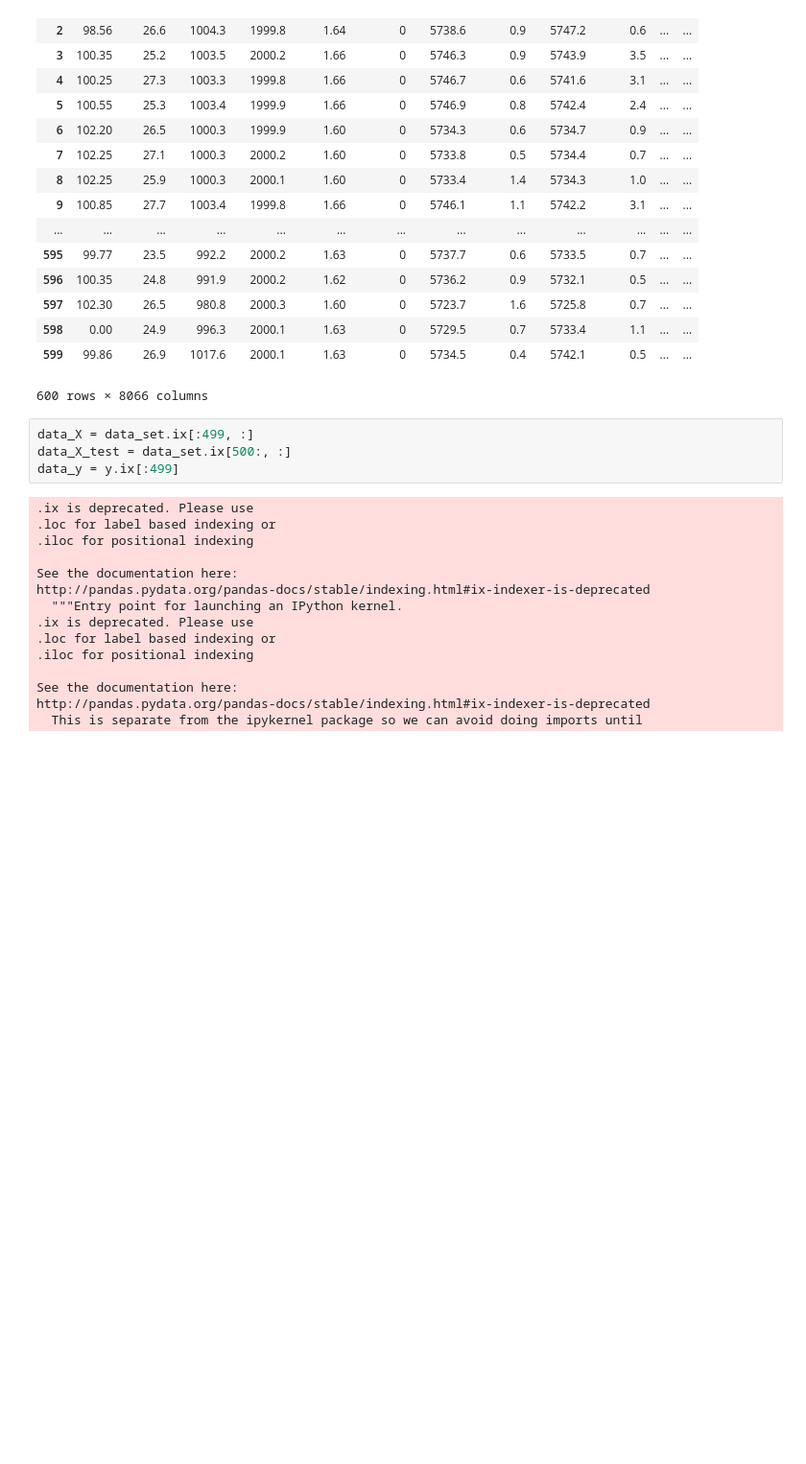
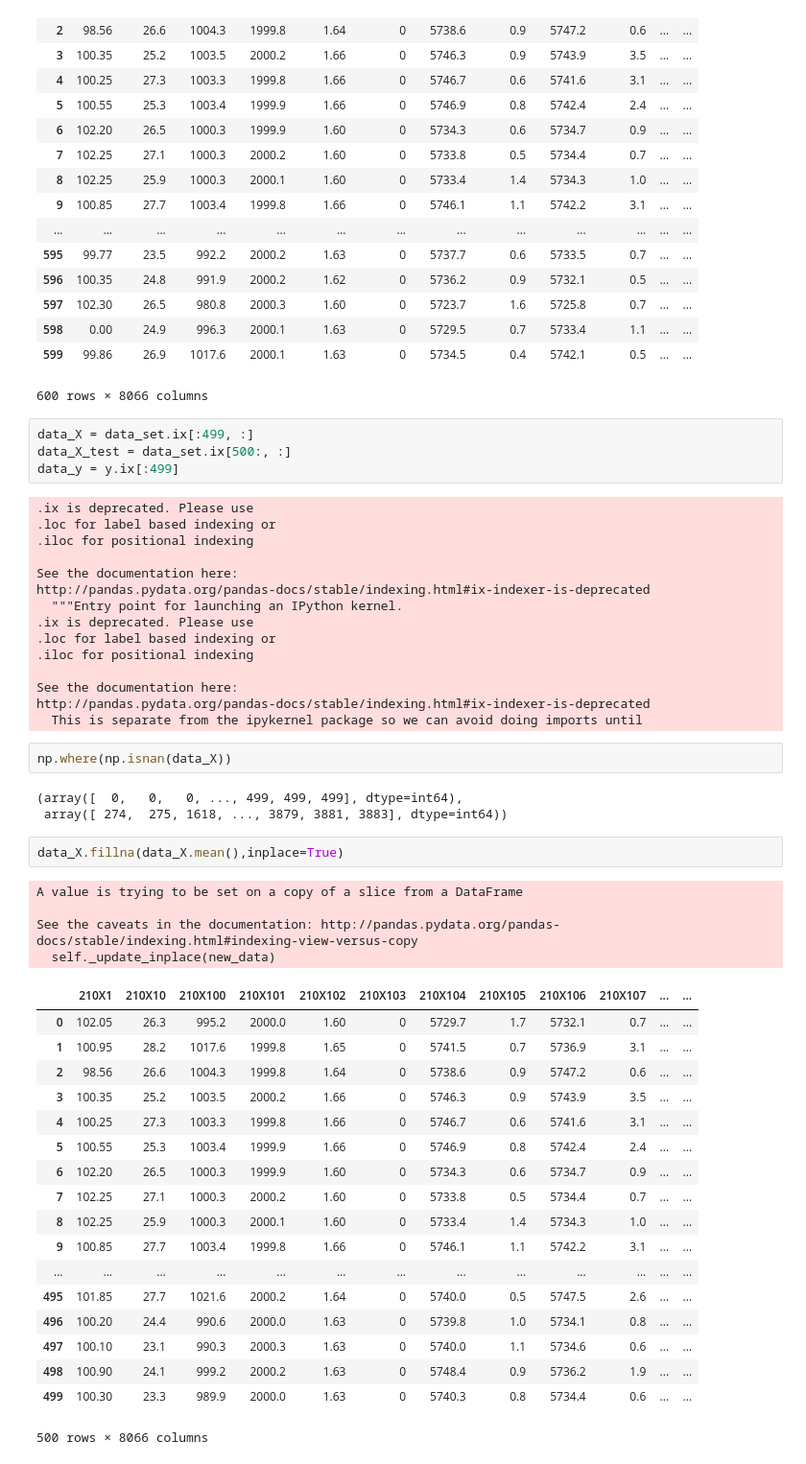
Before and after one commit to iamlira/tf, a Jupyter notebook: Industry/Industry.ipynb, the cells around one changed output. Shown at 96% size. Cells and saved outputs as stored; diff of their text form; blank space fills up the shorter version.

```diff
--- a/Industry/Industry.ipynb
+++ b/Industry/Industry.ipynb
@@ -134,3 +135,33 @@ http://pandas.pydata.org/pandas-docs/stable/indexing.html#ix-indexer-is-deprecat
 See the documentation here:
 http://pandas.pydata.org/pandas-docs/stable/indexing.html#ix-indexer-is-deprecated
   This is separate from the ipykernel package so we can avoid doing imports until
+# %%
+np.where(np.isnan(data_X))
+# %% [output]
+(array([  0,   0,   0, ..., 499, 499, 499], dtype=int64),
+ array([ 274,  275, 1618, ..., 3879, 3881, 3883], dtype=int64))
+# %%
+data_X.fillna(data_X.mean(),inplace=True)
+# %% [output]
+A value is trying to be set on a copy of a slice from a DataFrame
+
+See the caveats in the documentation: http://pandas.pydata.org/pandas-docs/stable/indexing.html#indexing-view-versus-copy
+  self._update_inplace(new_data)
+|  | 210X1 | 210X10 | 210X100 | 210X101 | 210X102 | 210X103 | 210X104 | 210X105 | 210X106 | 210X107 | ... | ... |
+| 0 | 102.05 | 26.3 | 995.2 | 2000.0 | 1.60 | 0 | 5729.7 | 1.7 | 5732.1 | 0.7 | ... | ... |
+| 1 | 100.95 | 28.2 | 1017.6 | 1999.8 | 1.65 | 0 | 5741.5 | 0.7 | 5736.9 | 3.1 | ... | ... |
+| 2 | 98.56 | 26.6 | 1004.3 | 1999.8 | 1.64 | 0 | 5738.6 | 0.9 | 5747.2 | 0.6 | ... | ... |
+| 3 | 100.35 | 25.2 | 1003.5 | 2000.2 | 1.66 | 0 | 5746.3 | 0.9 | 5743.9 | 3.5 | ... | ... |
+| 4 | 100.25 | 27.3 | 1003.3 | 1999.8 | 1.66 | 0 | 5746.7 | 0.6 | 5741.6 | 3.1 | ... | ... |
+| 5 | 100.55 | 25.3 | 1003.4 | 1999.9 | 1.66 | 0 | 5746.9 | 0.8 | 5742.4 | 2.4 | ... | ... |
+| 6 | 102.20 | 26.5 | 1000.3 | 1999.9 | 1.60 | 0 | 5734.3 | 0.6 | 5734.7 | 0.9 | ... | ... |
+| 7 | 102.25 | 27.1 | 1000.3 | 2000.2 | 1.60 | 0 | 5733.8 | 0.5 | 5734.4 | 0.7 | ... | ... |
+| 8 | 102.25 | 25.9 | 1000.3 | 2000.1 | 1.60 | 0 | 5733.4 | 1.4 | 5734.3 | 1.0 | ... | ... |
+| 9 | 100.85 | 27.7 | 1003.4 | 1999.8 | 1.66 | 0 | 5746.1 | 1.1 | 5742.2 | 3.1 | ... | ... |
+| ... | ... | ... | ... | ... | ... | ... | ... | ... | ... | ... | ... | ... |
+| 495 | 101.85 | 27.7 | 1021.6 | 2000.2 | 1.64 | 0 | 5740.0 | 0.5 | 5747.5 | 2.6 | ... | ... |
+| 496 | 100.20 | 24.4 | 990.6 | 2000.0 | 1.63 | 0 | 5739.8 | 1.0 | 5734.1 | 0.8 | ... | ... |
+| 497 | 100.10 | 23.1 | 990.3 | 2000.3 | 1.63 | 0 | 5740.0 | 1.1 | 5734.6 | 0.6 | ... | ... |
+| 498 | 100.90 | 24.1 | 999.2 | 2000.2 | 1.63 | 0 | 5748.4 | 0.9 | 5736.2 | 1.9 | ... | ... |
+| 499 | 100.30 | 23.3 | 989.9 | 2000.0 | 1.63 | 0 | 5740.3 | 0.8 | 5734.4 | 0.6 | ... | ... |
+500 rows × 8066 columns
```
Also changed, not shown: parts of 5 cells of this notebook.
